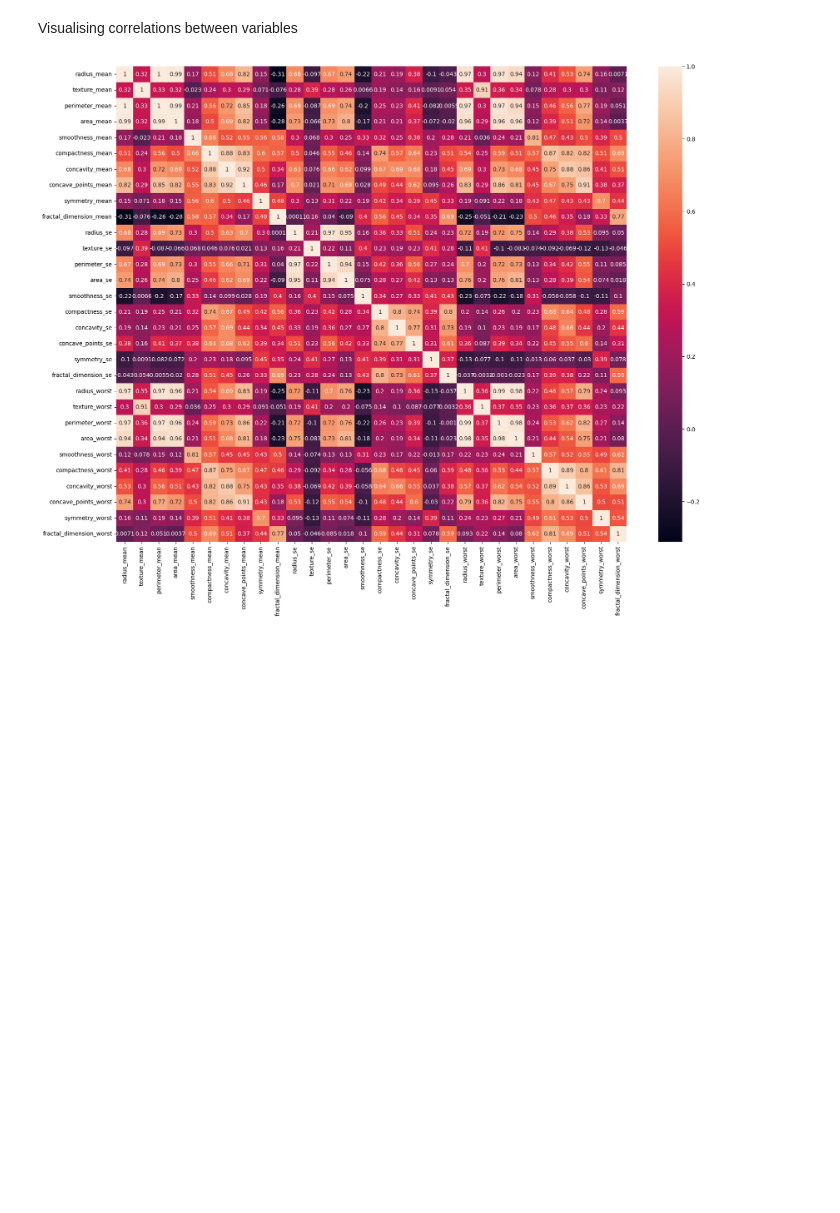
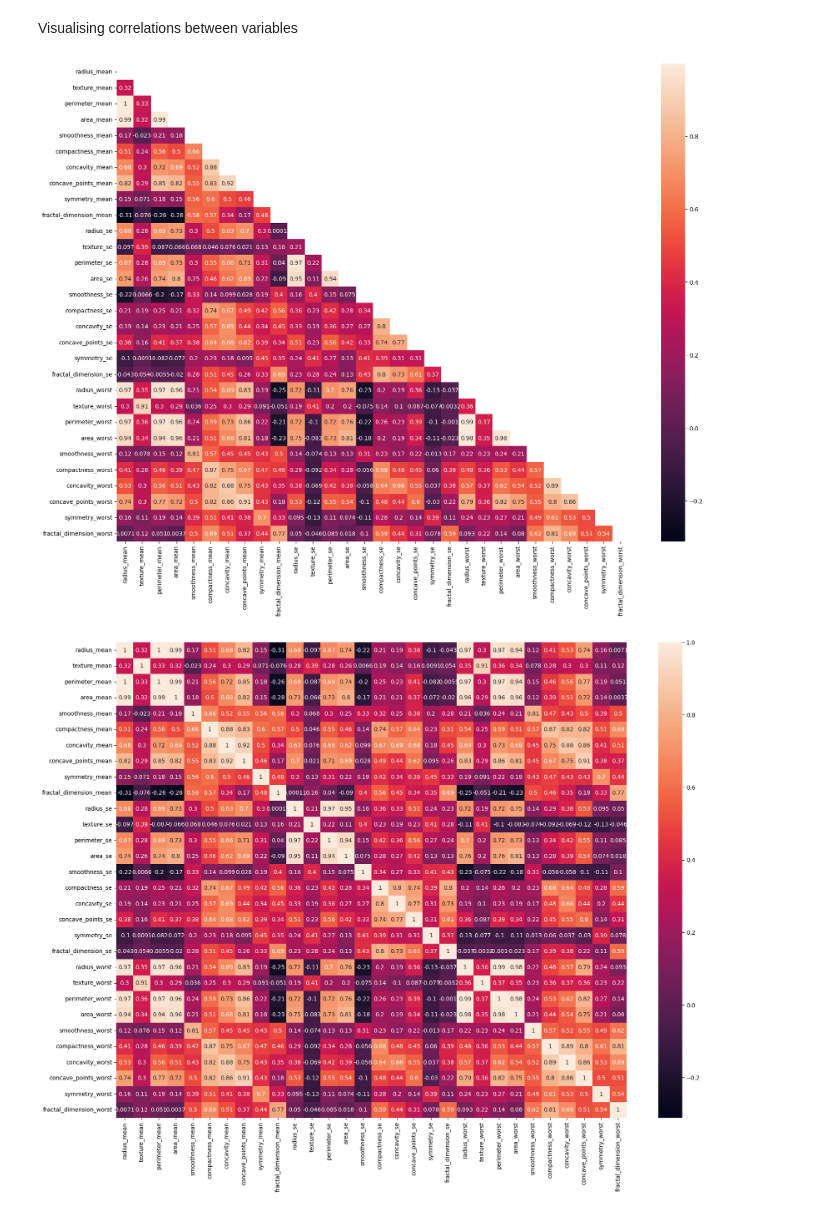
Before and after one commit to kakkar01/Breast-Cancer-Classification, a Jupyter notebook: MainCancerAnalysis.ipynb, the cells around one changed output. Cells and saved outputs as stored; diff of their text form; code cells hidden in the pictures; blank space fills up the shorter version.

```diff
--- a/MainCancerAnalysis.ipynb
+++ b/MainCancerAnalysis.ipynb
@@ -84,6 +84,25 @@ df[['radius_mean','perimeter_mean','area_mean']]
 569 rows × 3 columns
 # %% [markdown]
 Visualising correlations between variables
+# %%
+import numpy as np  # Make sure to import numpy
+
+# Drop 'diagnosis' column from the dataframe
+df_temp = df.drop(['diagnosis'], axis=1)
+
+# Create a mask for the upper triangle
+mask = np.triu(np.ones_like(df_temp.corr(), dtype=bool))
+
+# Set up the matplotlib figure
+plt.figure(figsize=(20, 15))
+
+# Draw the heatmap with the mask
+sns.heatmap(df_temp.corr(), annot=True, mask=mask)
+
+# Display the plot
+plt.show()
+# %% [output]
+[figure, added]
 # %%
 df_temp = df.drop(['diagnosis'], axis=1)
 plt.figure(figsize=(20, 15))
```
Also changed, not shown: parts of 22 cells of this notebook.
